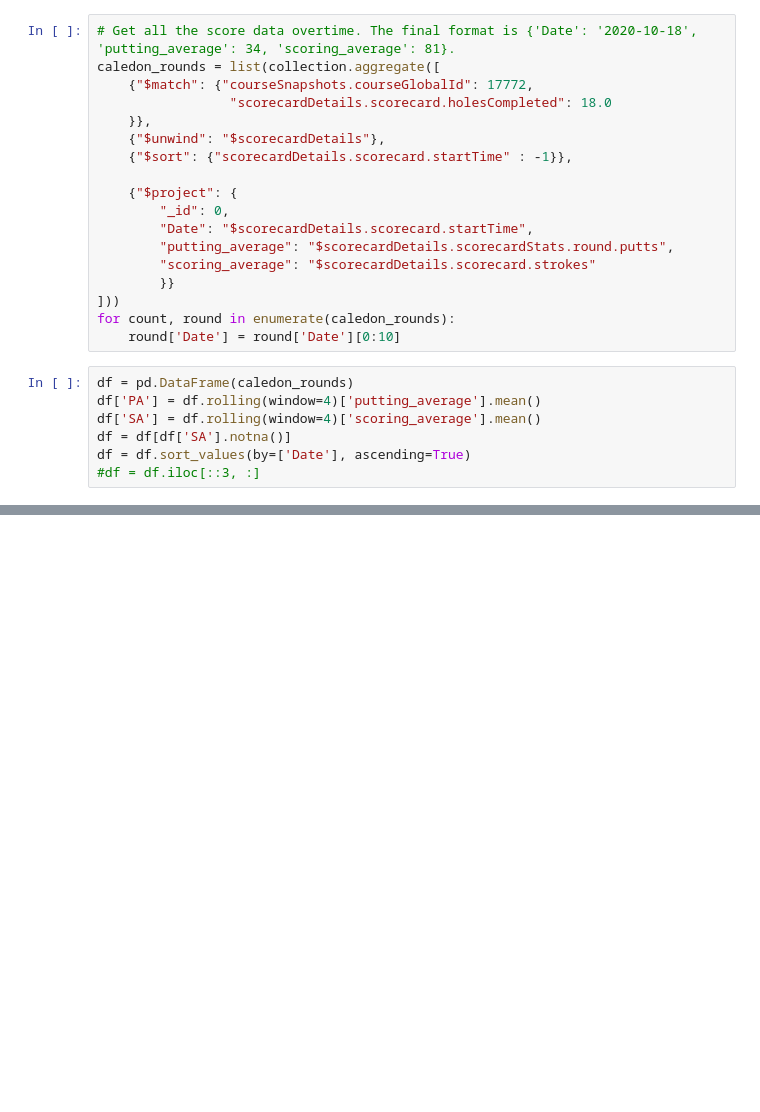
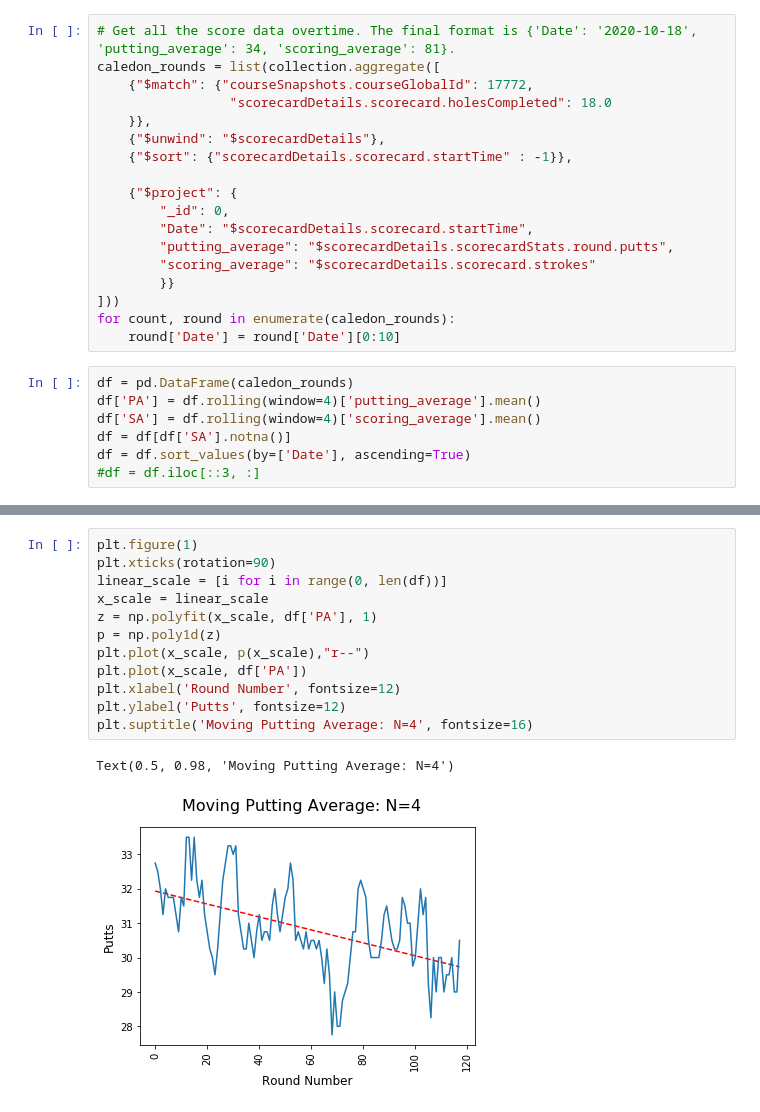
Before and after one commit to michaelkrakovsky/My_Golf_Journey, a Jupyter notebook: src/bin/performance_stories/Caledon_Woods.ipynb, the cells around one changed output, grey strips where cells are left out. Drawn from its saved outputs; the diff is of its cells as text; blank space fills up the shorter version.

```diff
--- a/src/bin/performance_stories/Caledon_Woods.ipynb
+++ b/src/bin/performance_stories/Caledon_Woods.ipynb
@@ -120,0 +121,15 @@ Text(0.5, 0.98, 'Moving Score Average: N=4')
+# %%
+plt.figure(1)
+plt.xticks(rotation=90)
+linear_scale = [i for i in range(0, len(df))]
+x_scale = linear_scale
+z = np.polyfit(x_scale, df['PA'], 1)
+p = np.poly1d(z)
+plt.plot(x_scale, p(x_scale),"r--")
+plt.plot(x_scale, df['PA'])
+plt.xlabel('Round Number', fontsize=12)
+plt.ylabel('Putts', fontsize=12)
+plt.suptitle('Moving Putting Average: N=4', fontsize=16)
+# %% [output]
+Text(0.5, 0.98, 'Moving Putting Average: N=4')
+[figure, added]
```
Also changed, not shown: parts of 1 cell of this notebook, 4 other files.
